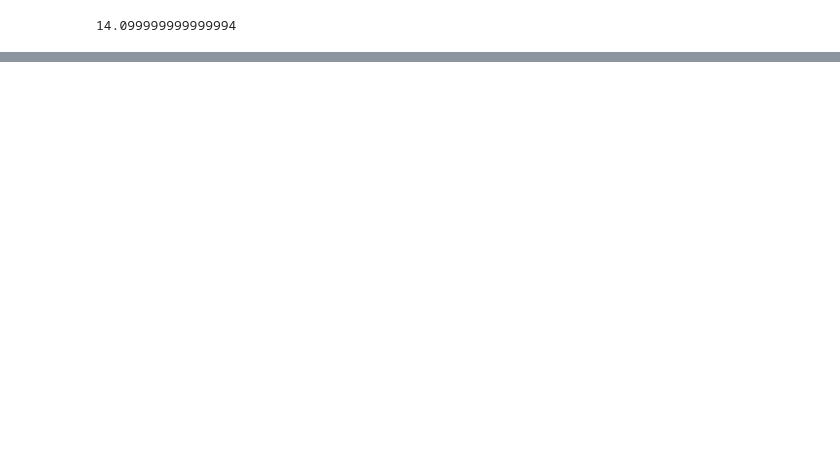
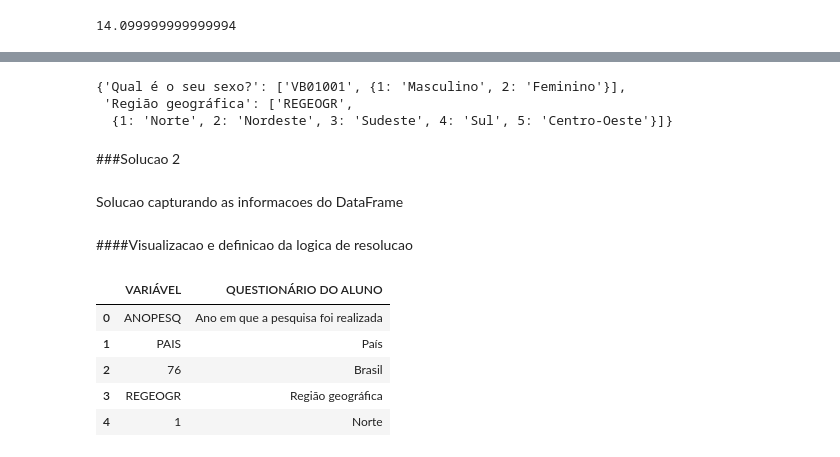
Before and after one commit to MarcosRMG/Bootcamp-Alura-Data-Science, a Jupyter notebook: Analise_descritiva_e_testes_estatisticos.ipynb, the cells around one changed output, grey strips where cells are left out. Drawn from its saved outputs; the diff is of its cells as text; code cells hidden in the pictures; blank space fills up the shorter version.

```diff
--- a/Analise_descritiva_e_testes_estatisticos.ipynb
+++ b/Analise_descritiva_e_testes_estatisticos.ipynb
@@ -25,6 +39,8 @@ zip = ZipFile(caminho_drive)
 caminho_zip = zip.namelist()[1]
 
 dados = pd.read_csv(zip.open(caminho_zip), sep=';', decimal=',')
+
+questionario_aluno_df = pd.read_excel('/content/drive/MyDrive/Data Science/Bootcamp/Modulo 3/Dicionario_PENSE_Microdados_AMOSTRA2.xls')
 # %%
 zip.namelist()[1]
 # %% [output]
@@ -867,0 +1040,21 @@ O intervalo inter-quartil da altura é de 14.09 centímetros, os números que s
+# %%
+questionario_aluno
+# %% [output]
+{'Qual é o seu sexo?': ['VB01001', {1: 'Masculino', 2: 'Feminino'}],
+ 'Região geográfica': ['REGEOGR',
+  {1: 'Norte', 2: 'Nordeste', 3: 'Sudeste', 4: 'Sul', 5: 'Centro-Oeste'}]}
+# %% [markdown]
+###Solucao 2
+# %% [markdown]
+Solucao capturando as informacoes do DataFrame
+# %% [markdown]
+####Visualizacao e definicao da logica de resolucao
+# %%
+questionario_aluno_df.head()
+# %% [output]
+|  | VARIÁVEL | QUESTIONÁRIO DO ALUNO |
+| 0 | ANOPESQ | Ano em que a pesquisa foi realizada |
+| 1 | PAIS | País |
+| 2 | 76 | Brasil |
+| 3 | REGEOGR | Região geográfica |
+| 4 | 1 | Norte |
```
Also changed, not shown: parts of 68 cells of this notebook.
